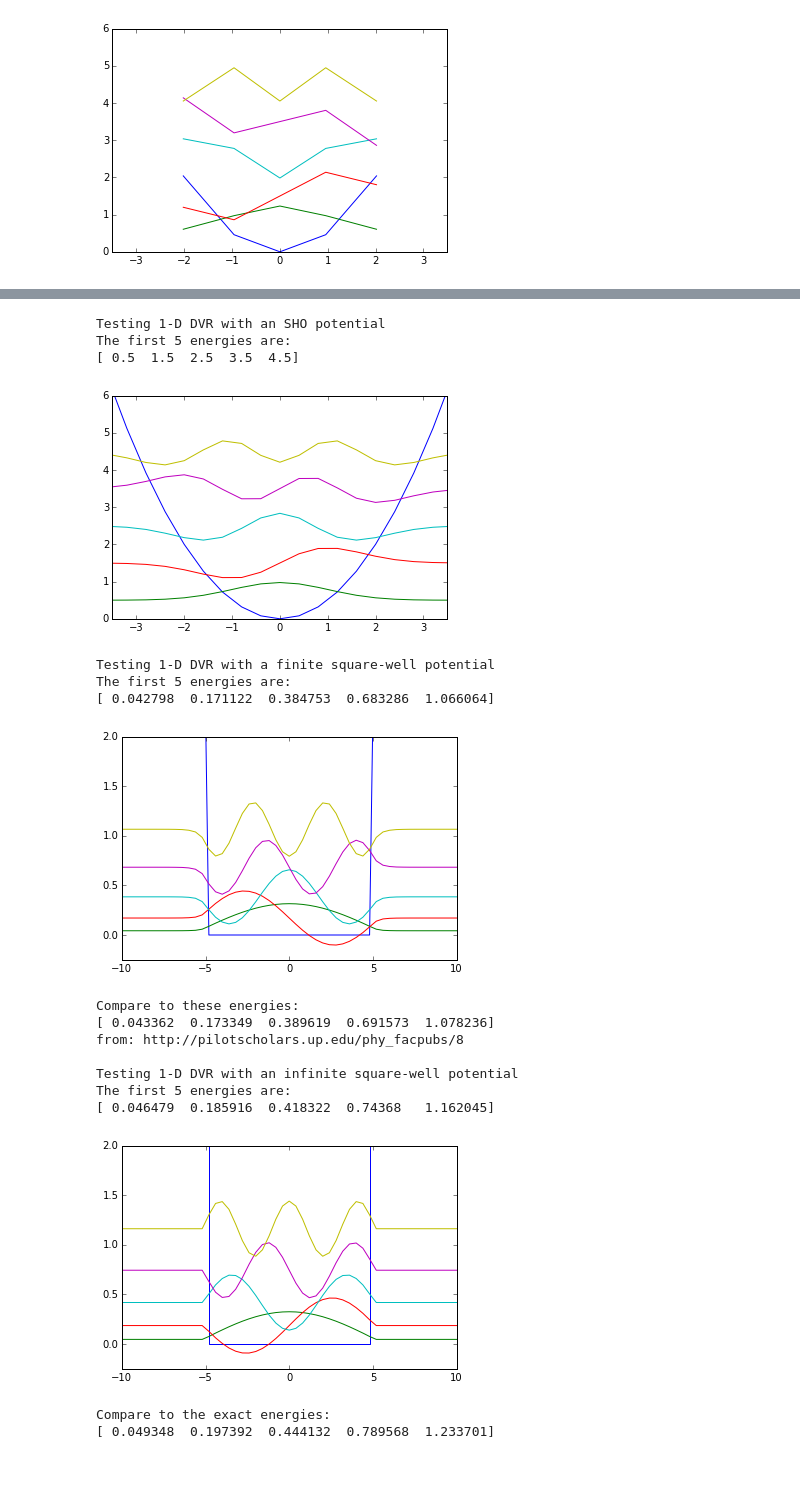
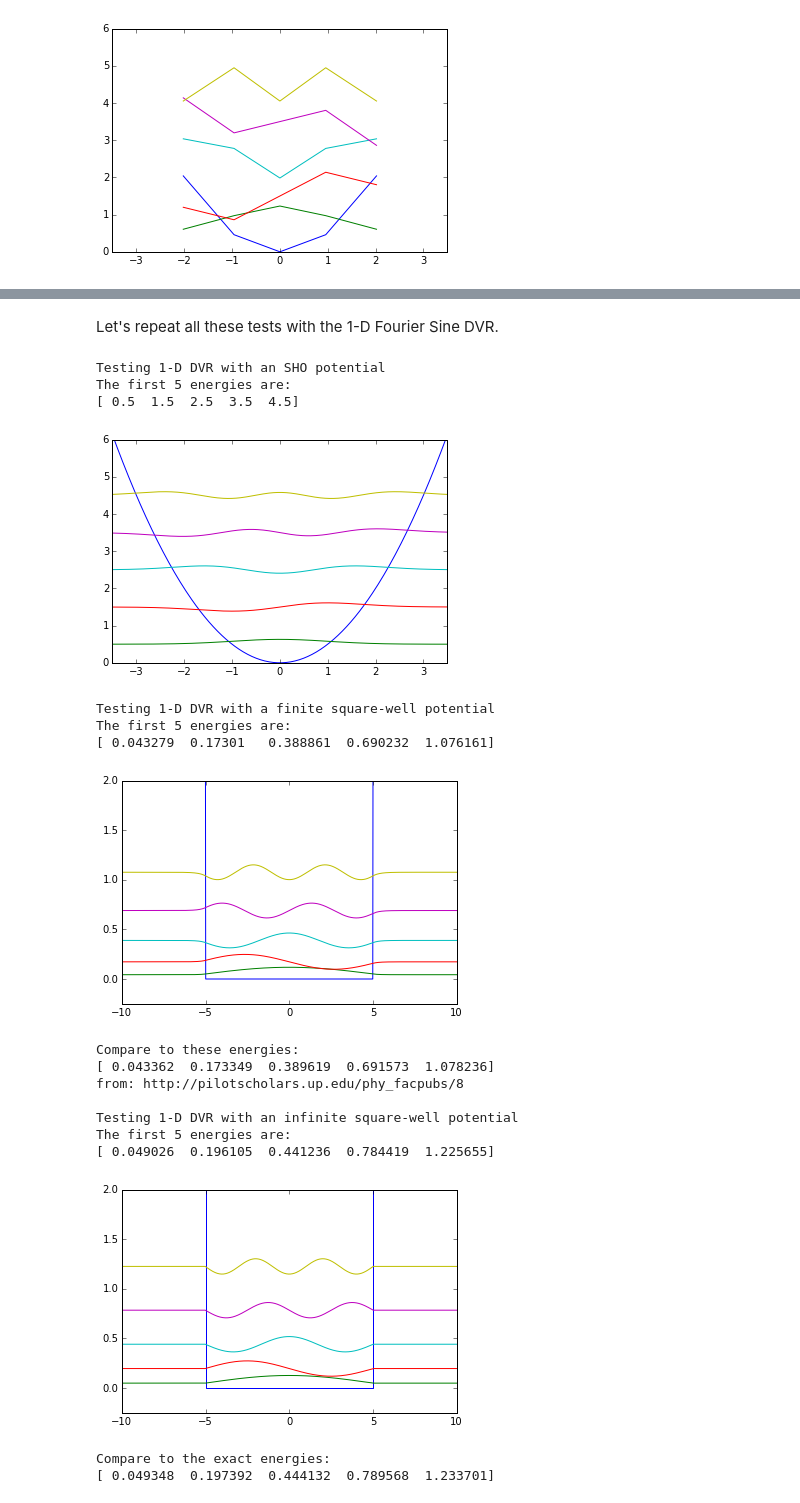
Before and after one commit to richford/dvr_py, a Jupyter notebook: dvr_1d_demo.ipynb, the cells around one changed output, grey strips where cells are left out. Cells and saved outputs as stored; diff of their text form; code cells hidden in the pictures; blank space fills up the shorter version.

Commit message:
Updated ipynb and fixed npts bug in SineDVR 1-D.

```diff
--- a/dvr_1d_demo.ipynb
+++ b/dvr_1d_demo.ipynb
@@ -77,26 +81,28 @@ The first 5 energies are:
 Compare to the exact energies:
 [ 0.049348  0.197392  0.444132  0.789568  1.233701]
+# %% [markdown]
+Let's repeat all these tests with the 1-D Fourier Sine DVR.
 # %%
-d = dvr_1d.SineDVR(npts=100, xmin=-20, xmax=20)
-d.sho_test(precision=13)
+d = dvr_1d.SineDVR(npts=1000, xmin=-15, xmax=15)
+d.sho_test(precision=12)
 d.square_well_test(precision=6)
 d.inf_square_well_test(precision=6)
 # %% [output]
 Testing 1-D DVR with an SHO potential
 The first 5 energies are:
 [ 0.5  1.5  2.5  3.5  4.5]
-[figure, old version]
+[figure, new version]
 Testing 1-D DVR with a finite square-well potential
 The first 5 energies are:
-[ 0.042798  0.171122  0.384753  0.683286  1.066064]
+[ 0.043279  0.17301   0.388861  0.690232  1.076161]
-[figure, old version]
+[figure, new version]
 Compare to these energies:
 [ 0.043362  0.173349  0.389619  0.691573  1.078236]
 from: http://pilotscholars.up.edu/phy_facpubs/8
 
 Testing 1-D DVR with an infinite square-well potential
 The first 5 energies are:
-[ 0.046479  0.185916  0.418322  0.74368   1.162045]
+[ 0.049026  0.196105  0.441236  0.784419  1.225655]
-[figure, old version]
+[figure, new version]
 Compare to the exact energies:
 [ 0.049348  0.197392  0.444132  0.789568  1.233701]
```
Also changed, not shown: parts of 18 cells of this notebook, 1 other file.
